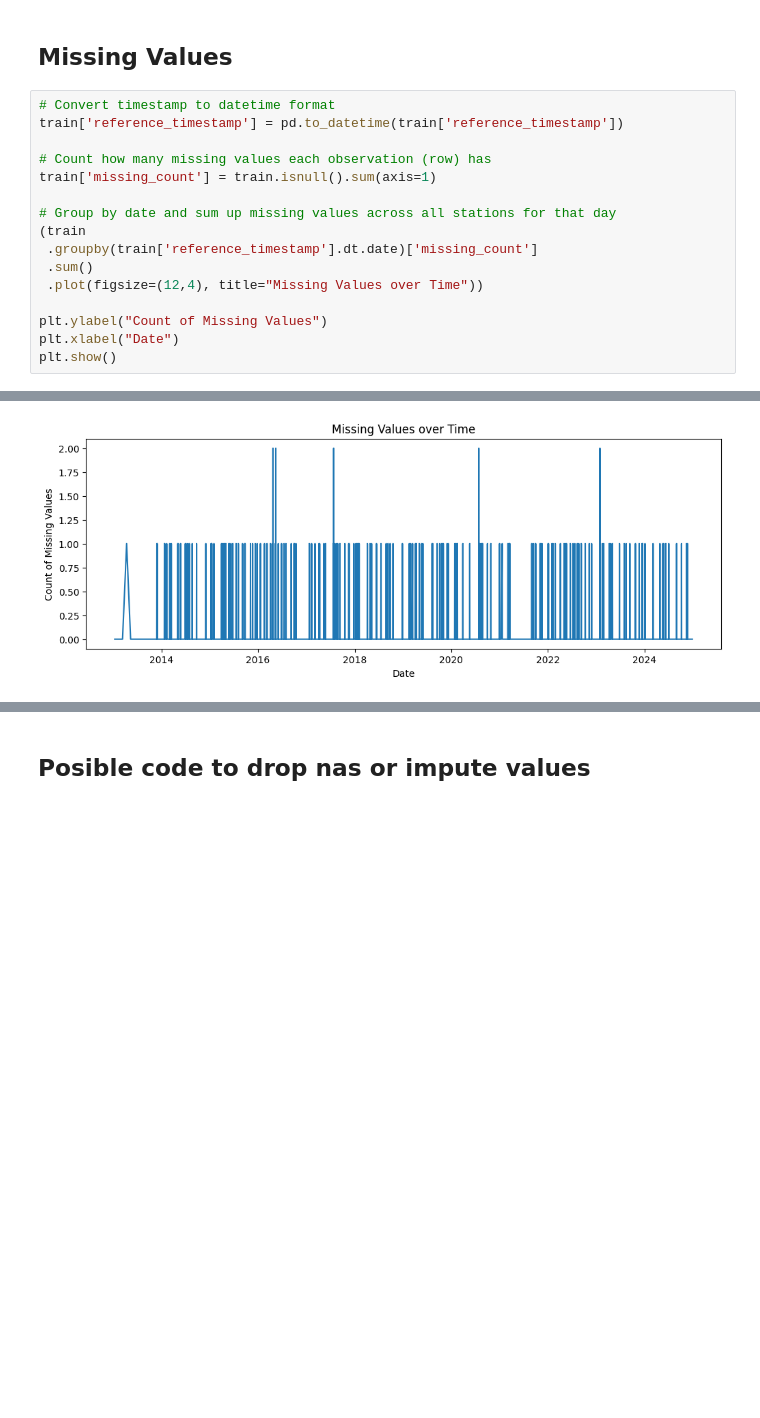
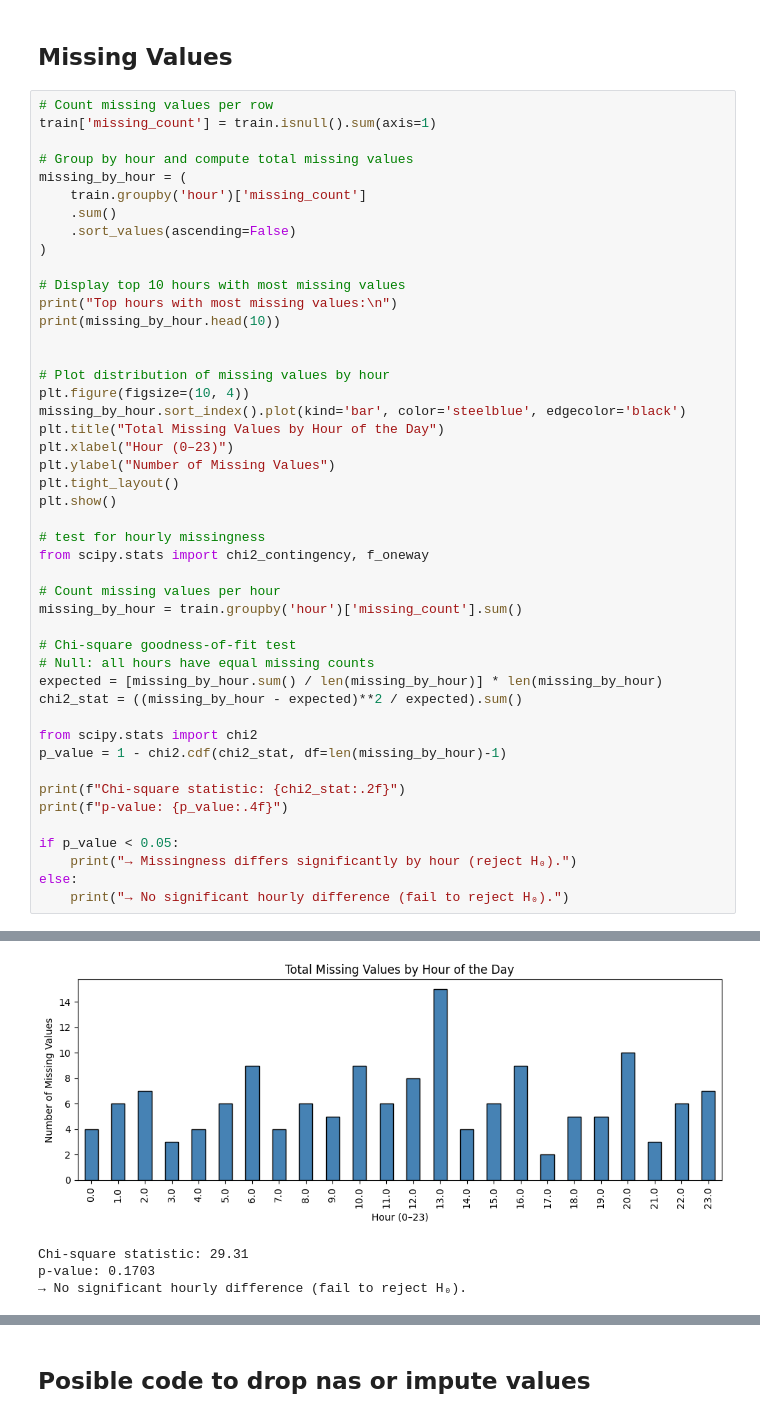
Before and after one commit to ivanldf13/MachineLearning2025, a Jupyter notebook: ML_Weather_Prediction/ml_weather_prediction.ipynb, the cells around one changed output, grey strips where cells are left out. Saved outputs shown, nothing was run; the diff lists cells and outputs as text; blank space fills up the shorter version.

Commit message:
Improved the Missing values analysis, correlation, and predictor transformation and added the new datasets

```diff
--- a/ML_Weather_Prediction/ml_weather_prediction.ipynb
+++ b/ML_Weather_Prediction/ml_weather_prediction.ipynb
@@ -300,19 +300,49 @@ Respecto a la kurtosis, vemos como las tres variables tienen una ligera kurtosis
 # %% [markdown]
 ## Missing Values
 # %%
-# Convert timestamp to datetime format
-train['reference_timestamp'] = pd.to_datetime(train['reference_timestamp'])
-
-# Count how many missing values each observation (row) has
+# Count missing values per row
 train['missing_count'] = train.isnull().sum(axis=1)
 
-# Group by date and sum up missing values across all stations for that day
-(train
- .groupby(train['reference_timestamp'].dt.date)['missing_count']
- .sum()
- .plot(figsize=(12,4), title="Missing Values over Time"))
+# Group by hour and compute total missing values
+missing_by_hour = (
+    train.groupby('hour')['missing_count']
+    .sum()
+    .sort_values(ascending=False)
+)
 
-plt.ylabel("Count of Missing Values")
-plt.xlabel("Date")
+# Display top 10 hours with most missing values
+print("Top hours with most missing values:\n")
+print(missing_by_hour.head(10))
+
+
+# Plot distribution of missing values by hour
+plt.figure(figsize=(10, 4))
+missing_by_hour.sort_index().plot(kind='bar', color='steelblue', edgecolor='black')
+plt.title("Total Missing Values by Hour of the Day")
+plt.xlabel("Hour (0–23)")
+plt.ylabel("Number of Missing Values")
+plt.tight_layout()
 plt.show()
+
+# test for hourly missingness
+from scipy.stats import chi2_contingency, f_oneway
+
+# Count missing values per hour
+missing_by_hour = train.groupby('hour')['missing_count'].sum()
+
+# Chi-square goodness-of-fit test
+# Null: all hours have equal missing counts
+expected = [missing_by_hour.sum() / len(missing_by_hour)] * len(missing_by_hour)
+chi2_stat = ((missing_by_hour - expected)**2 / expected).sum()
+
+from scipy.stats import chi2
+p_value = 1 - chi2.cdf(chi2_stat, df=len(missing_by_hour)-1)
+
+print(f"Chi-square statistic: {chi2_stat:.2f}")
+print(f"p-value: {p_value:.4f}")
+
+if p_value < 0.05:
+    print("→ Missingness differs significantly by hour (reject H₀).")
+else:
+    print("→ No significant hourly difference (fail to reject H₀).")
 # %% [output]
@@ -319 +363,4 @@ plt.show()
-[figure, old version]
+[figure, new version]
+Chi-square statistic: 29.31
+p-value: 0.1703
+→ No significant hourly difference (fail to reject H₀).
```
Also changed, not shown: parts of 18 cells of this notebook, 3 other files.
